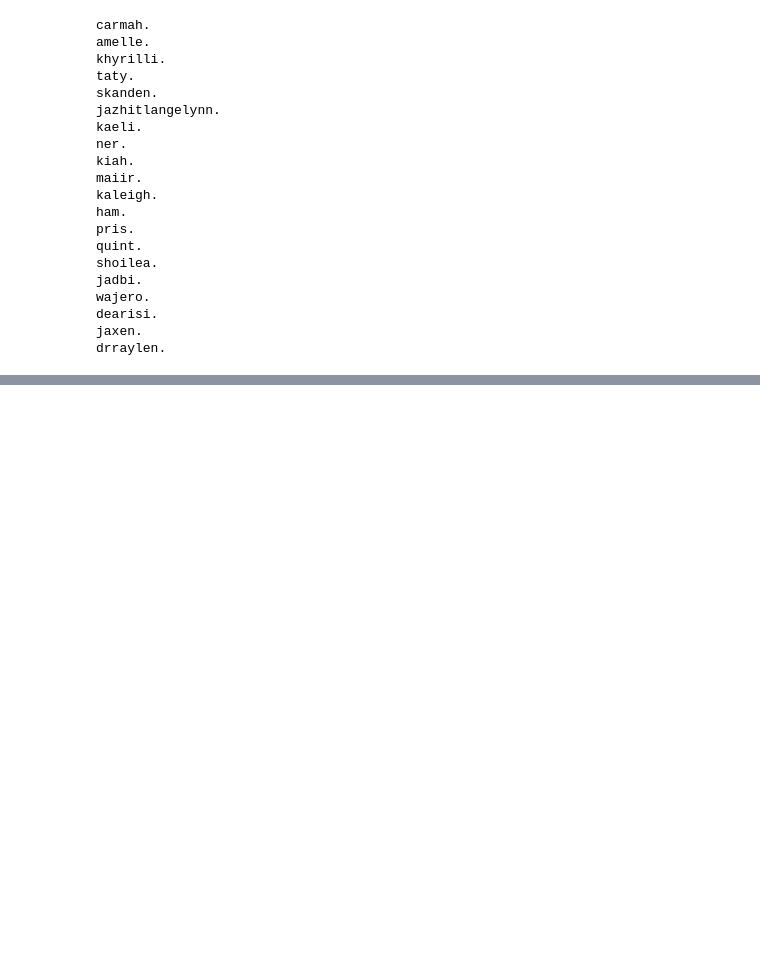
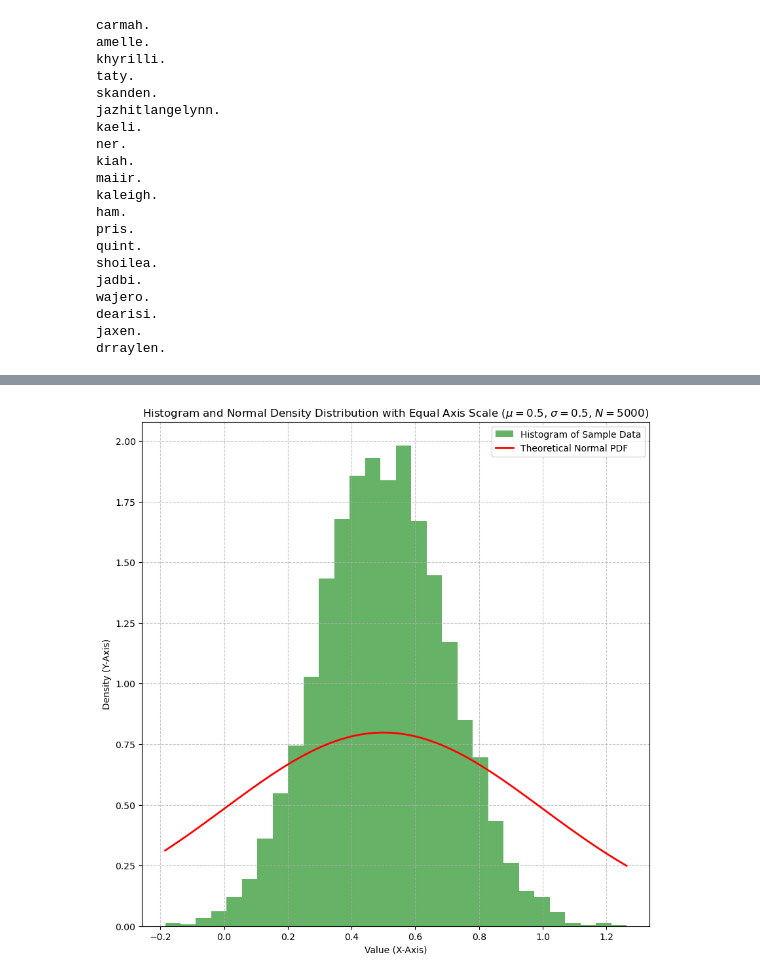
Before and after one commit to Hotei123/karpathy-nn-zero-to-hero, a Jupyter notebook: lectures/makemore/makemore_part2_mlp.ipynb, the cells around one changed output, grey strips where cells are left out. Drawn from its saved outputs; the diff is of its cells as text; code cells hidden in the pictures; blank space fills up the shorter version.

```diff
--- a/lectures/makemore/makemore_part2_mlp.ipynb
+++ b/lectures/makemore/makemore_part2_mlp.ipynb
@@ -418,0 +347,44 @@ drraylen.
+# %%
+import numpy as np
+import matplotlib.pyplot as plt
+from scipy.stats import norm
+
+# 1. Parameters for the Normal Distribution
+mu = 0.5  # Mean (µ)
+sigma = 0.5  # Standard deviation (σ)
+sample_size = 5000
+
+# 2. Generate the sample
+np.random.seed(42)
+# data = np.random.normal(mu, sigma, sample_size)
+data = 0.2 * torch.randn((sample_size, )) + 0.5
+
+# 3. Create the figure and axes
+# Set figure size to be square (10x10) to enforce equal visual scale
+plt.figure(figsize=(10, 10))
+
+# 4. Plot the histogram
+plt.hist(data, bins=30, density=True, alpha=0.6, color='g',
+         label='Histogram of Sample Data')
+
+# 5. Plot the theoretical PDF curve
+# Generate x-values across the range of the sample data
+xmin, xmax = data.min(), data.max()
+x = np.linspace(xmin, xmax, 100)
+
+# Calculate the theoretical PDF values
+pdf = norm.pdf(x, mu, sigma)
+
+plt.plot(x, pdf, 'r-', linewidth=2, label='Theoretical Normal PDF')
+
+# 6. Add labels, title, and legend
+plt.title(f'Histogram and Normal Density Distribution with Equal Axis Scale ($\mu={mu}$, $\sigma={sigma}$, $N={sample_size}$)')
+plt.xlabel('Value (X-Axis)')
+plt.ylabel('Density (Y-Axis)')
+plt.legend()
+plt.grid(True, linestyle='--', alpha=0.7)
+
+# 7. Display/Save the plot
+plt.show()
+# %% [output]
+[figure, added]
```
Also changed, not shown: parts of 3 cells of this notebook.
